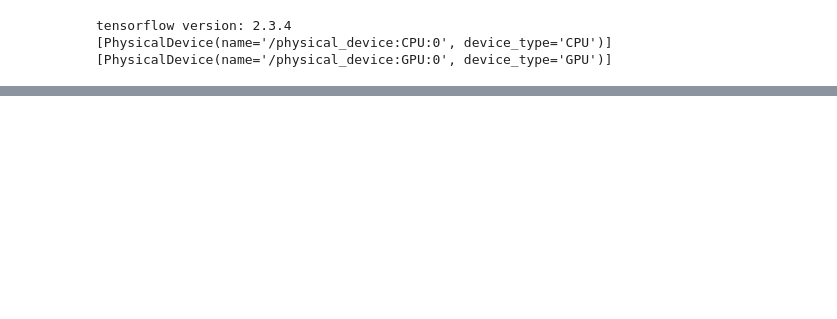
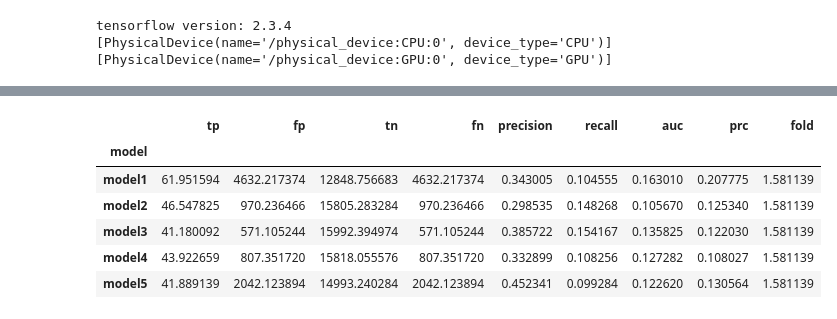
Before and after one commit to liyupeng111/2023_IRES, a Jupyter notebook: IRES_classification.ipynb, the cells around one changed output, grey strips where cells are left out. Drawn from its saved outputs; the diff is of its cells as text; code cells hidden in the pictures; blank space fills up the shorter version.

```diff
--- a/IRES_classification.ipynb
+++ b/IRES_classification.ipynb
@@ -232,0 +362,10 @@ result.groupby(['model']).mean()
+# %%
+result.groupby(['model']).std()
+# %% [output]
+|  | tp | fp | tn | fn | precision | recall | auc | prc | fold |
+| model |  |  |  |  |  |  |  |  |  |
+| model1 | 61.951594 | 4632.217374 | 12848.756683 | 4632.217374 | 0.343005 | 0.104555 | 0.163010 | 0.207775 | 1.581139 |
+| model2 | 46.547825 | 970.236466 | 15805.283284 | 970.236466 | 0.298535 | 0.148268 | 0.105670 | 0.125340 | 1.581139 |
+| model3 | 41.180092 | 571.105244 | 15992.394974 | 571.105244 | 0.385722 | 0.154167 | 0.135825 | 0.122030 | 1.581139 |
+| model4 | 43.922659 | 807.351720 | 15818.055576 | 807.351720 | 0.332899 | 0.108256 | 0.127282 | 0.108027 | 1.581139 |
+| model5 | 41.889139 | 2042.123894 | 14993.240284 | 2042.123894 | 0.452341 | 0.099284 | 0.122620 | 0.130564 | 1.581139 |
```
Also changed, not shown: parts of 10 cells of this notebook, 1 other file.
